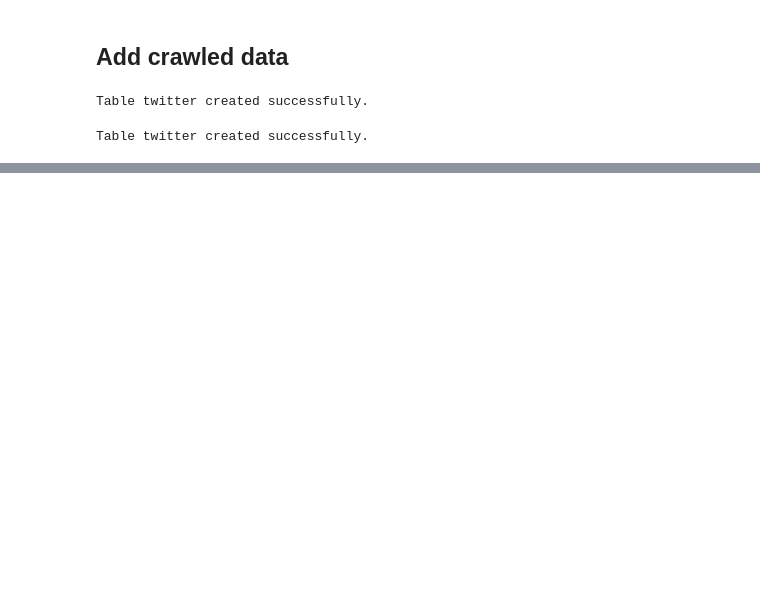
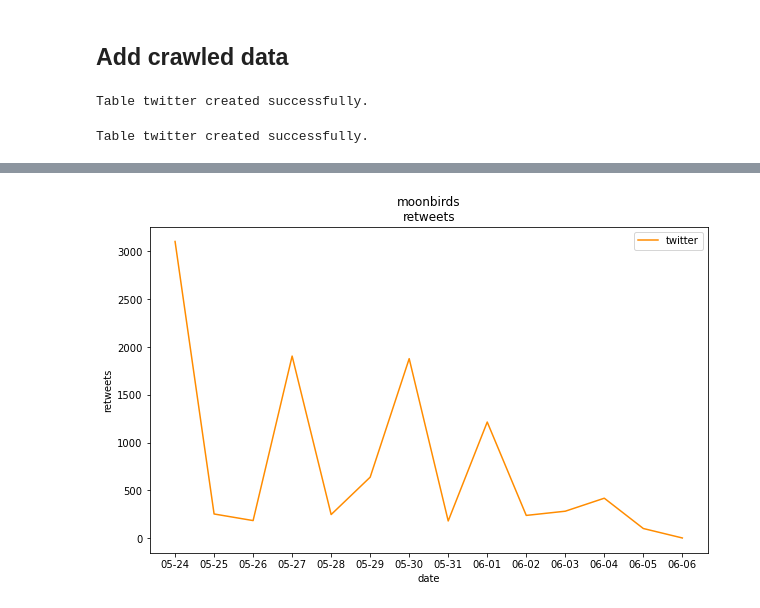
Before and after one commit to bastian1209/bc_2022, a Jupyter notebook: db.ipynb, the cells around one changed output, grey strips where cells are left out. Drawn from its saved outputs; the diff is of its cells as text; code cells hidden in the pictures; blank space fills up the shorter version.

```diff
--- a/db.ipynb
+++ b/db.ipynb
@@ -85,0 +226,4 @@ Table twitter created successfully.
+# %%
+plot(twitter=moon_twitter, mode='fr', project='moonbirds')
+# %% [output]
+[figure, added]
```
Also changed, not shown: parts of 22 cells of this notebook.
